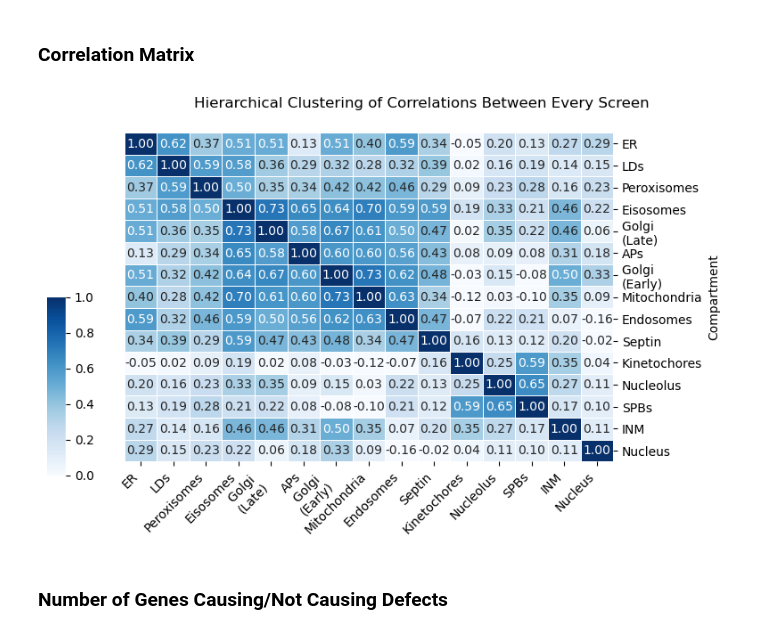
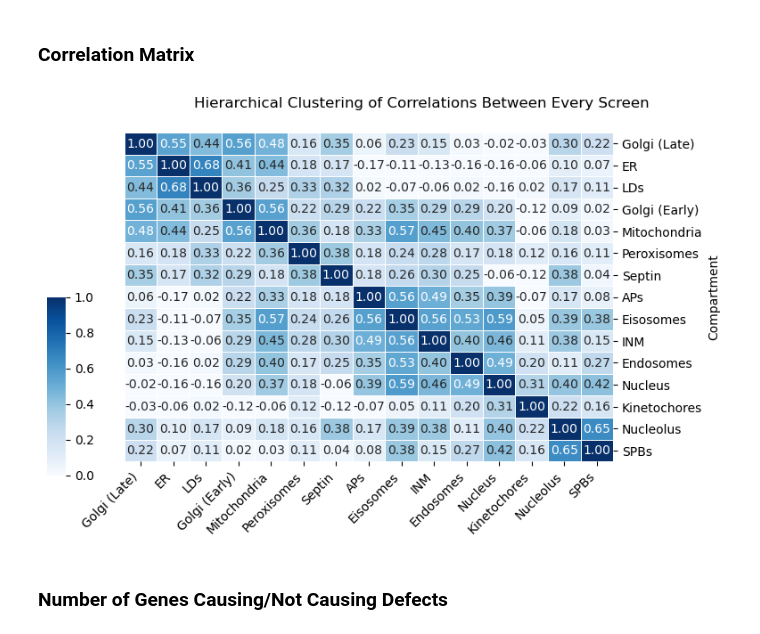
Before and after one commit to arsam-dj/MarkerProject, a Jupyter notebook: 12_make_plots_with_phenotype_data.ipynb, the cells around one changed output. Cells and saved outputs as stored; diff of their text form; code cells hidden in the pictures.

```diff
--- a/12_make_plots_with_phenotype_data.ipynb
+++ b/12_make_plots_with_phenotype_data.ipynb
@@ -122,0 +529,27 @@ with pd.ExcelWriter(f"/home/alex/alex_files/markerproject_redux/strain_filtering
+# %%
+# Combine Array Mapping File with PosCtrls File
+marker = "Nop10"
+array_dma = pl.read_csv("/home/alex/alex_files/markerproject_redux/array_mapping_files/SGA-Array-ver2-1536.csv")
+array_tsa = pl.read_csv("/home/alex/alex_files/markerproject_redux/array_mapping_files/TS-Array-Morphology-v1-384.csv")
+array = (
+    pl
+    .concat([array_dma, array_tsa], how="vertical")
+    .with_columns(
+        (
+            pl
+            .when(pl.col("Name").is_null())
+            .then(pl.lit(""))
+            .otherwise(pl.col("Name"))
+        ).alias("Name")
+        )
+    )
+
+posctrls = (
+    pl
+    .read_csv(f"/home/alex/alex_files/markerproject_redux/misc_files/posctrl_lists/{marker}.csv")
+    .select("ORF")
+    .unique()
+    .join(array, on=["ORF"], how="left")
+    )
+
+posctrls.write_csv(f"/home/alex/alex_files/markerproject_redux/misc_files/posctrl_lists/{marker}.csv")
@@ -404,14 +1702,18 @@ plt.show()
 ### Correlation Matrix
 # %%
 ## Read data
+final_spreadsheet = pl.read_excel(f"/home/alex/alex_files/markerproject_redux/strain_filtering/{phenotype_set}/filtered_strain_workbooks/Combined_{phenotype_set}_Data.xlsx", sheet_name=sheet_data)
 marker_dfs = []
+
 for marker in markers:
     marker_df = (
-        pl
-        .read_excel(f"/home/alex/alex_files/markerproject_redux/strain_filtering/{phenotype_set}/filtered_strain_workbooks/{marker}_filtered_strains.xlsx", sheet_name=sheet_data)
-        .select(["ORF", "Strain_ID"] + [pen_col_to_select])
-        .filter(~pl.col("ORF").is_in(["YOR202W", "YMR271C"]))
-        .rename({pen_col_to_select: marker})
+        final_spreadsheet
+        .filter(
+            (pl.col("Marker") == marker),
+            (~pl.col("ORF").is_in(["YOR202W", "YMR271C"]))
+            )
+        .select(["ORF", "Strain_ID", "Total_Penetrance"])
+        .rename({"Total_Penetrance": marker})
         .drop("ORF")
         )
     marker_dfs.append(marker_df)
@@ -443,38 +1745,39 @@ corr_matrix = (
     .with_columns(pl.Series("Compartment", numeric_df.columns))
     .select(["Compartment"] + numeric_df.columns)
     .to_pandas()
+    .fillna(0)
     )
 
 corr_matrix = corr_matrix.set_index("Compartment")
 
 
 ## Plot
 g = sns.clustermap(
     corr_matrix,
     figsize=(7, 5),
-    method='ward', # single, complete, average, weighted, centroid, median, ward
+    method="ward", # single, complete, average, weighted, centroid, median, ward
     vmin=0,
     vmax=1,
     dendrogram_ratio=(0.0001, 0.0001), # effectively hide dendrograms
     cbar_pos=(-0.1, .2, .03, .4),
     annot=True,
     cmap="Blues",
     fmt=".2f",
     linewidths=0.5)
 
 plt.setp(
     g.ax_heatmap.get_xticklabels(),
     rotation=45,
     ha="right"
 )
 
 g.figure.suptitle("Hierarchical Clustering of Correlations Between Every Screen", y=1.05)
 if save_figs:
     plt.savefig("/mnt/c/Users/peree/OneDrive/Desktop/marker_correlations.pdf", format="pdf",  bbox_inches="tight")
 plt.show()
 plt.close()
 # %% [output]
-[figure, old version]
+[figure, new version]
 # %% [markdown]
 ### Number of Genes Causing/Not Causing Defects
 # %%
```
Also changed, not shown: parts of 55 cells of this notebook.
